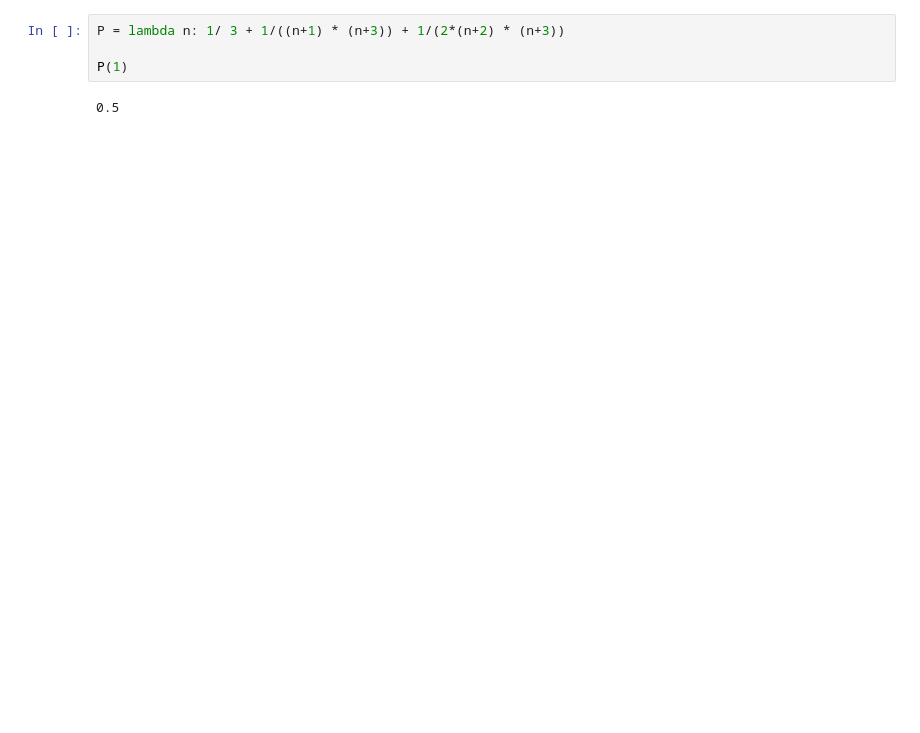
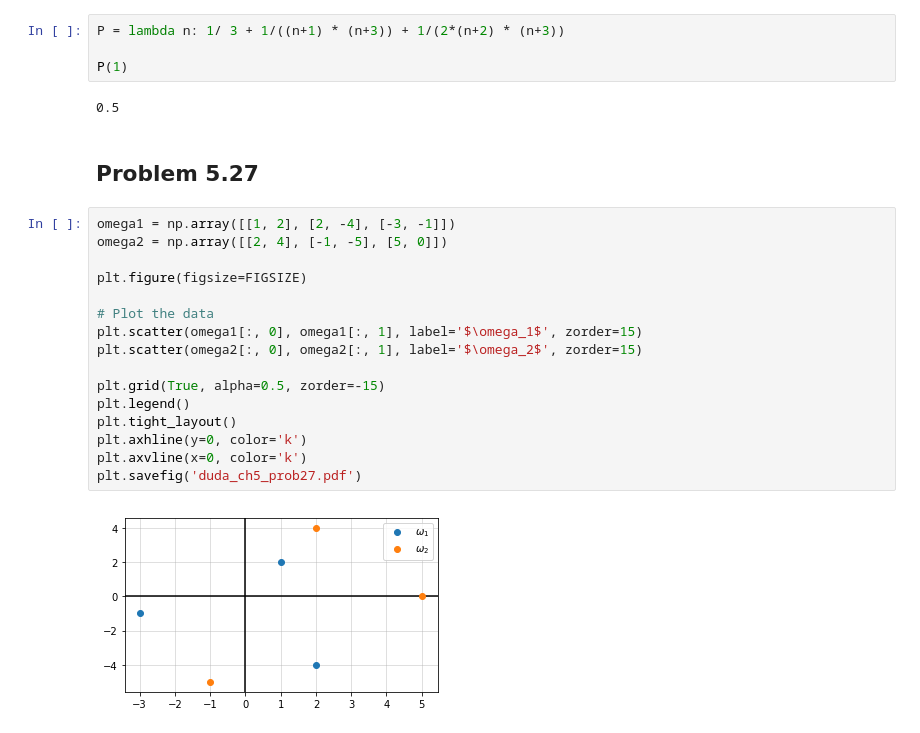
Before and after one commit to tommyod/lml, a Jupyter notebook: latex/figs/create_figures.ipynb, the cells around one changed output. Drawn from its saved outputs; the diff is of its cells as text; blank space fills up the shorter version.

```diff
--- a/latex/figs/create_figures.ipynb
+++ b/latex/figs/create_figures.ipynb
@@ -272,3 +278,23 @@ P = lambda n: 1/ 3 + 1/((n+1) * (n+3)) + 1/(2*(n+2) * (n+3))
 P(1)
 # %% [output]
 0.5
+# %% [markdown]
+## Problem 5.27
+# %%
+omega1 = np.array([[1, 2], [2, -4], [-3, -1]])
+omega2 = np.array([[2, 4], [-1, -5], [5, 0]])
+
+plt.figure(figsize=FIGSIZE)
+
+# Plot the data
+plt.scatter(omega1[:, 0], omega1[:, 1], label='$\omega_1$', zorder=15)
+plt.scatter(omega2[:, 0], omega2[:, 1], label='$\omega_2$', zorder=15)
+
+plt.grid(True, alpha=0.5, zorder=-15)
+plt.legend()
+plt.tight_layout()
+plt.axhline(y=0, color='k')
+plt.axvline(x=0, color='k')
+plt.savefig('duda_ch5_prob27.pdf')
+# %% [output]
+[figure, added]
```
Also changed, not shown: parts of 7 cells of this notebook, 9 other files.
